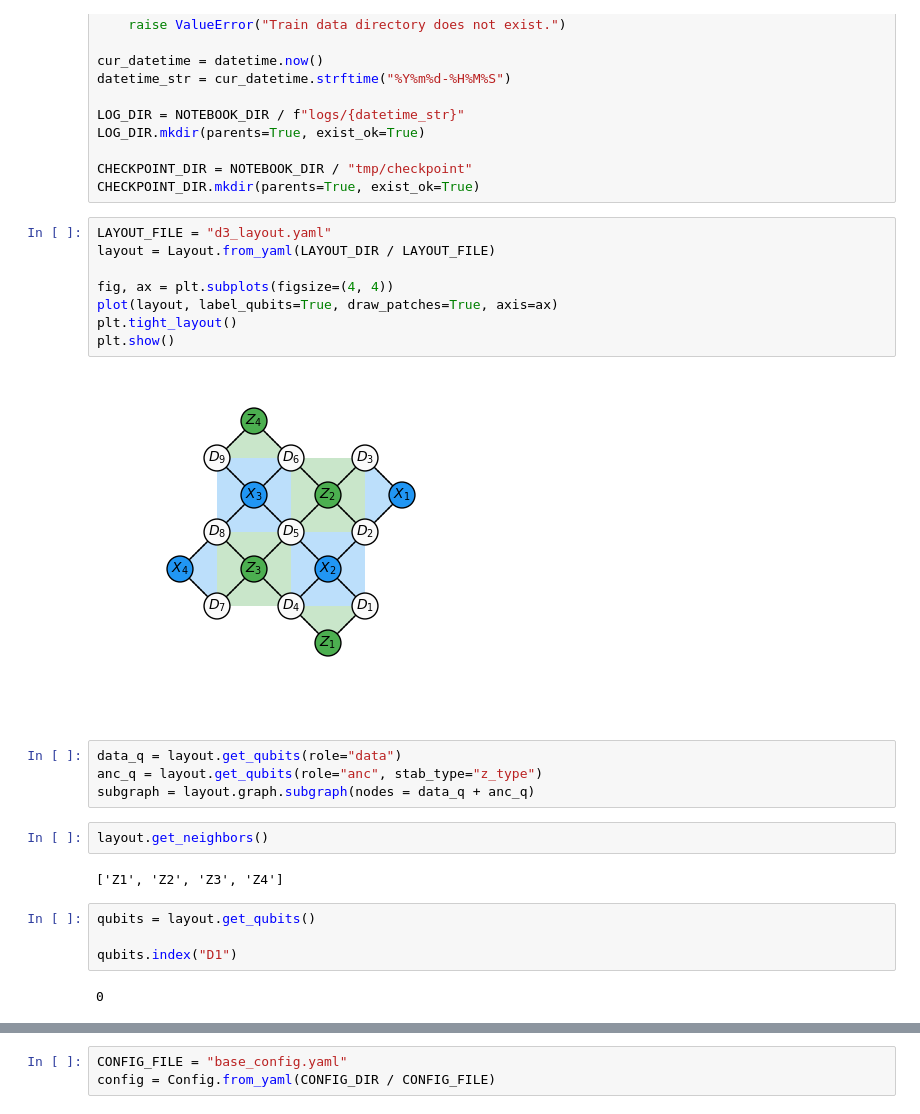
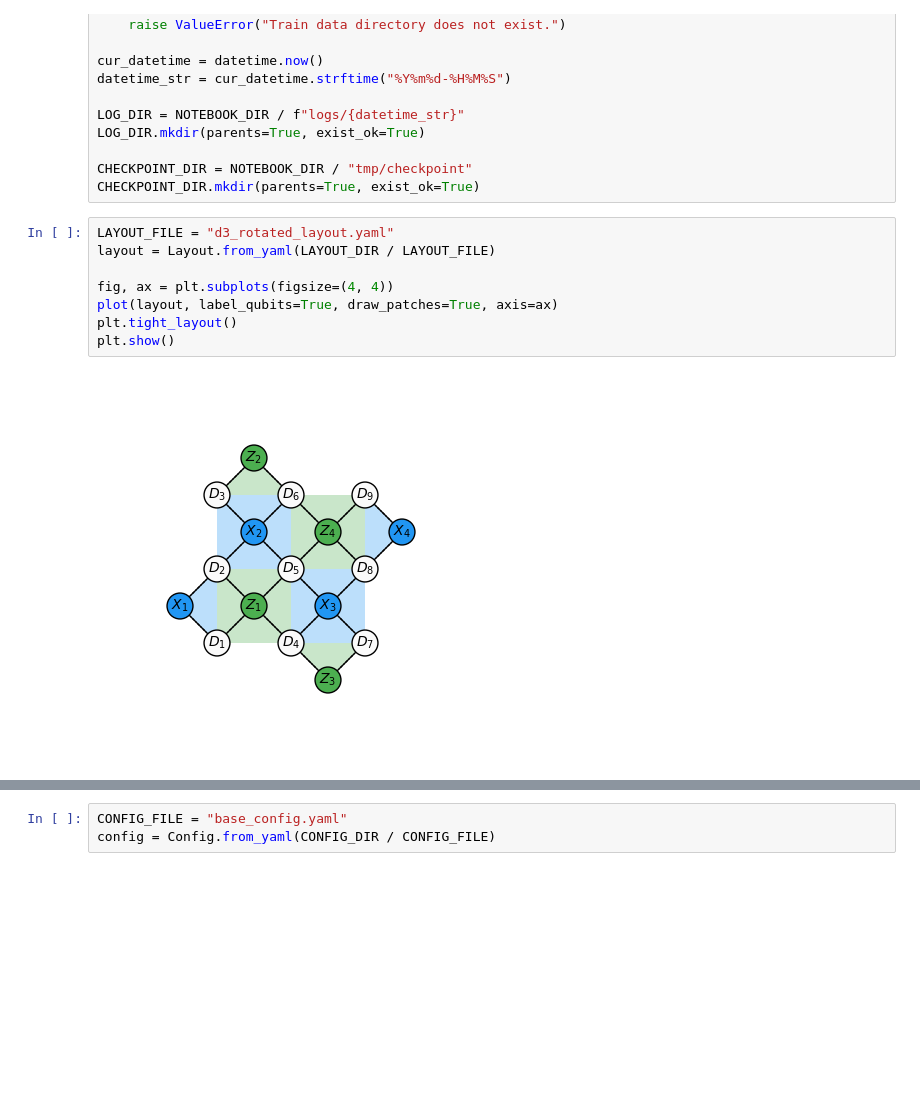
Before and after one commit to BorisVarbanov/qrennd, a Jupyter notebook: notebooks/decoder.ipynb, the cells around one changed output, grey strips where cells are left out. Drawn from its saved outputs; the diff is of its cells as text; blank space fills up the shorter version.

```diff
--- a/notebooks/decoder.ipynb
+++ b/notebooks/decoder.ipynb
@@ -92,26 +97,12 @@ LOG_DIR.mkdir(parents=True, exist_ok=True)
 CHECKPOINT_DIR = NOTEBOOK_DIR / "tmp/checkpoint"
 CHECKPOINT_DIR.mkdir(parents=True, exist_ok=True)
 # %%
-LAYOUT_FILE = "d3_layout.yaml"
+LAYOUT_FILE = "d3_rotated_layout.yaml"
 layout = Layout.from_yaml(LAYOUT_DIR / LAYOUT_FILE)
 
 fig, ax = plt.subplots(figsize=(4, 4))
 plot(layout, label_qubits=True, draw_patches=True, axis=ax)
 plt.tight_layout()
 plt.show()
 # %% [output]
-[figure, old version]
+[figure, new version]
-# %%
-data_q = layout.get_qubits(role="data")
-anc_q = layout.get_qubits(role="anc", stab_type="z_type")
-subgraph = layout.graph.subgraph(nodes = data_q + anc_q)
-# %%
-layout.get_neighbors()
-# %% [output]
-['Z1', 'Z2', 'Z3', 'Z4']
-# %%
-qubits = layout.get_qubits()
-
-qubits.index("D1")
-# %% [output]
-0
```
Also changed, not shown: parts of 15 cells of this notebook, 1 other file.
